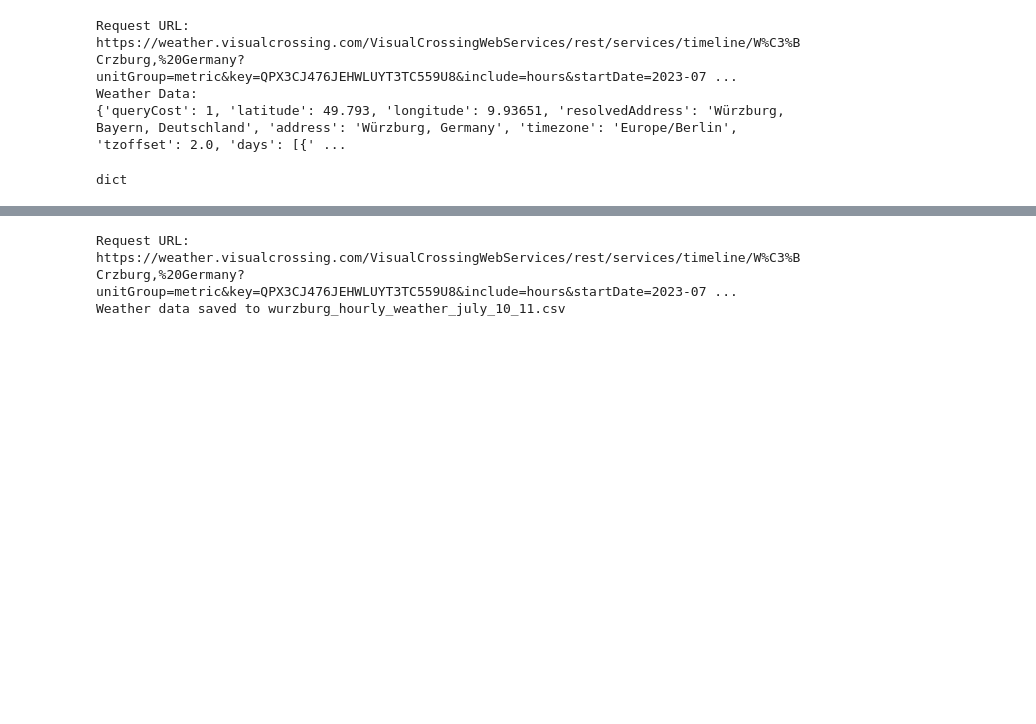
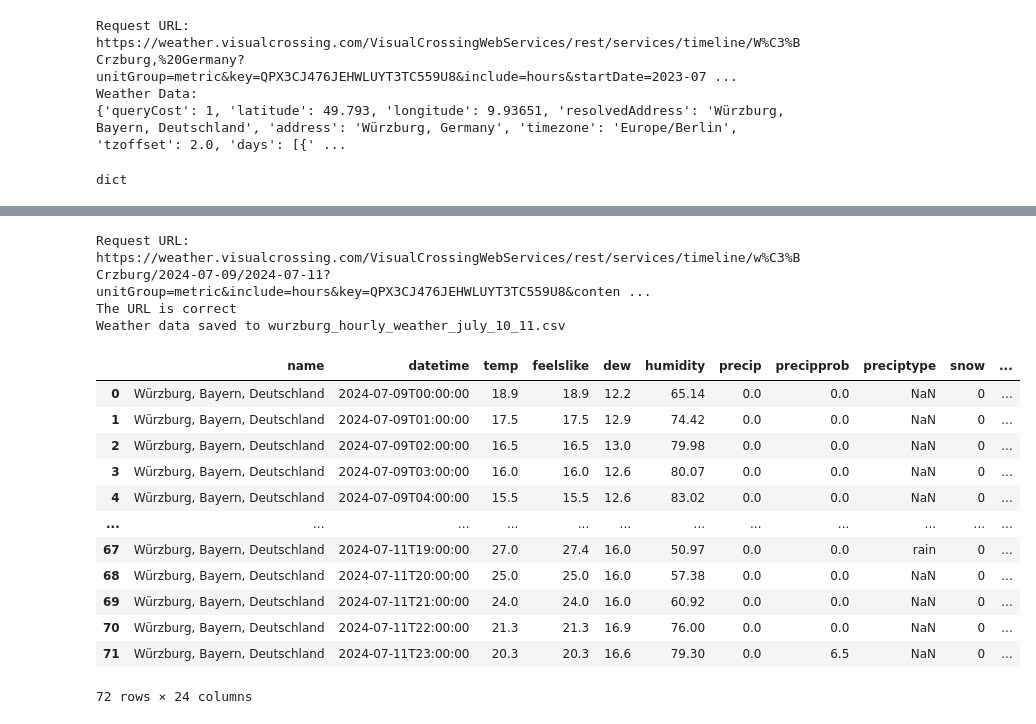
Before and after one commit to Katja19/EAI-SS24-finalProject, a Jupyter notebook: weater_into_db.ipynb, the cells around one changed output, grey strips where cells are left out. Drawn from its saved outputs; the diff is of its cells as text; code cells hidden in the pictures; blank space fills up the shorter version.

```diff
--- a/weater_into_db.ipynb
+++ b/weater_into_db.ipynb
@@ -138,19 +202,16 @@ import requests
 api_key = 'QPX3CJ476JEHWLUYT3TC559U8'
 
 # Define the endpoint URL and parameters
-base_url = 'https://weather.visualcrossing.com/VisualCrossingWebServices/rest/services/timeline/'
-location = 'Würzburg, Germany'  # Specify the location
+base_url = 'https://weather.visualcrossing.com/VisualCrossingWebServices/rest/services/timeline/w%C3%BCrzburg'
 params = {
     'unitGroup': 'metric',  # Use 'us' for Fahrenheit, 'metric' for Celsius
+    'include': 'hours',  # Include hourly weather data
     'key': api_key,
-    'include': 'hours',  # Include hourly weather data
-    'startDate': '2023-07-10',  # Start date
-    'endDate': '2023-07-11',  # End date
     'contentType': 'csv'  # Request CSV format
 }
 
 # Construct the full API URL
-url = f"{base_url}{location}"
+url = f"{base_url}/{latest_date}/{current_date}"
 
 # Send the GET request
 response = requests.get(url, params=params)
@@ -158,7 +219,14 @@ response = requests.get(url, params=params)
 # Debugging: Print the full URL to ensure it is correct
 print(f"Request URL: {response.url}")
 
-# Check if the request was successful
+# check if the response.url is identical to the solution
+solution = 'https://weather.visualcrossing.com/VisualCrossingWebServices/rest/services/timeline/w%C3%BCrzburg/2024-07-09/2024-07-11?unitGroup=metric&include=hours&key=QPX3CJ476JEHWLUYT3TC559U8&contentType=csv'
+if response.url == solution:
+    print('The URL is correct')
+else:
+    print('The URL is incorrect')
+
+# # Check if the request was successful
 if response.status_code == 200:
     # Define CSV file name
     csv_file = 'wurzburg_hourly_weather_july_10_11.csv'
@@ -175,5 +243,26 @@ else:
     print(f"Error: {response.status_code}")
     print(response.text)
 # %% [output]
-Request URL: https://weather.visualcrossing.com/VisualCrossingWebServices/rest/services/timeline/W%C3%BCrzburg,%20Germany?unitGroup=metric&key=QPX3CJ476JEHWLUYT3TC559U8&include=hours&startDate=2023-07 ...
+Request URL: https://weather.visualcrossing.com/VisualCrossingWebServices/rest/services/timeline/w%C3%BCrzburg/2024-07-09/2024-07-11?unitGroup=metric&include=hours&key=QPX3CJ476JEHWLUYT3TC559U8&conten ...
+The URL is correct
 Weather data saved to wurzburg_hourly_weather_july_10_11.csv
+# %%
+# load the data from the csv file
+import pandas as pd
+
+weater_update_df = pd.read_csv('wurzburg_hourly_weather_july_10_11.csv')
+weater_update_df
+# %% [output]
+|  | name | datetime | temp | feelslike | dew | humidity | precip | precipprob | preciptype | snow | ... |
+| 0 | Würzburg, Bayern, Deutschland | 2024-07-09T00:00:00 | 18.9 | 18.9 | 12.2 | 65.14 | 0.0 | 0.0 | NaN | 0 | ... |
+| 1 | Würzburg, Bayern, Deutschland | 2024-07-09T01:00:00 | 17.5 | 17.5 | 12.9 | 74.42 | 0.0 | 0.0 | NaN | 0 | ... |
+| 2 | Würzburg, Bayern, Deutschland | 2024-07-09T02:00:00 | 16.5 | 16.5 | 13.0 | 79.98 | 0.0 | 0.0 | NaN | 0 | ... |
+| 3 | Würzburg, Bayern, Deutschland | 2024-07-09T03:00:00 | 16.0 | 16.0 | 12.6 | 80.07 | 0.0 | 0.0 | NaN | 0 | ... |
+| 4 | Würzburg, Bayern, Deutschland | 2024-07-09T04:00:00 | 15.5 | 15.5 | 12.6 | 83.02 | 0.0 | 0.0 | NaN | 0 | ... |
+| ... | ... | ... | ... | ... | ... | ... | ... | ... | ... | ... | ... |
+| 67 | Würzburg, Bayern, Deutschland | 2024-07-11T19:00:00 | 27.0 | 27.4 | 16.0 | 50.97 | 0.0 | 0.0 | rain | 0 | ... |
+| 68 | Würzburg, Bayern, Deutschland | 2024-07-11T20:00:00 | 25.0 | 25.0 | 16.0 | 57.38 | 0.0 | 0.0 | NaN | 0 | ... |
+| 69 | Würzburg, Bayern, Deutschland | 2024-07-11T21:00:00 | 24.0 | 24.0 | 16.0 | 60.92 | 0.0 | 0.0 | NaN | 0 | ... |
+| 70 | Würzburg, Bayern, Deutschland | 2024-07-11T22:00:00 | 21.3 | 21.3 | 16.9 | 76.00 | 0.0 | 0.0 | NaN | 0 | ... |
+| 71 | Würzburg, Bayern, Deutschland | 2024-07-11T23:00:00 | 20.3 | 20.3 | 16.6 | 79.30 | 0.0 | 6.5 | NaN | 0 | ... |
+72 rows × 24 columns
```
Also changed, not shown: parts of 10 cells of this notebook, 7 other files.
